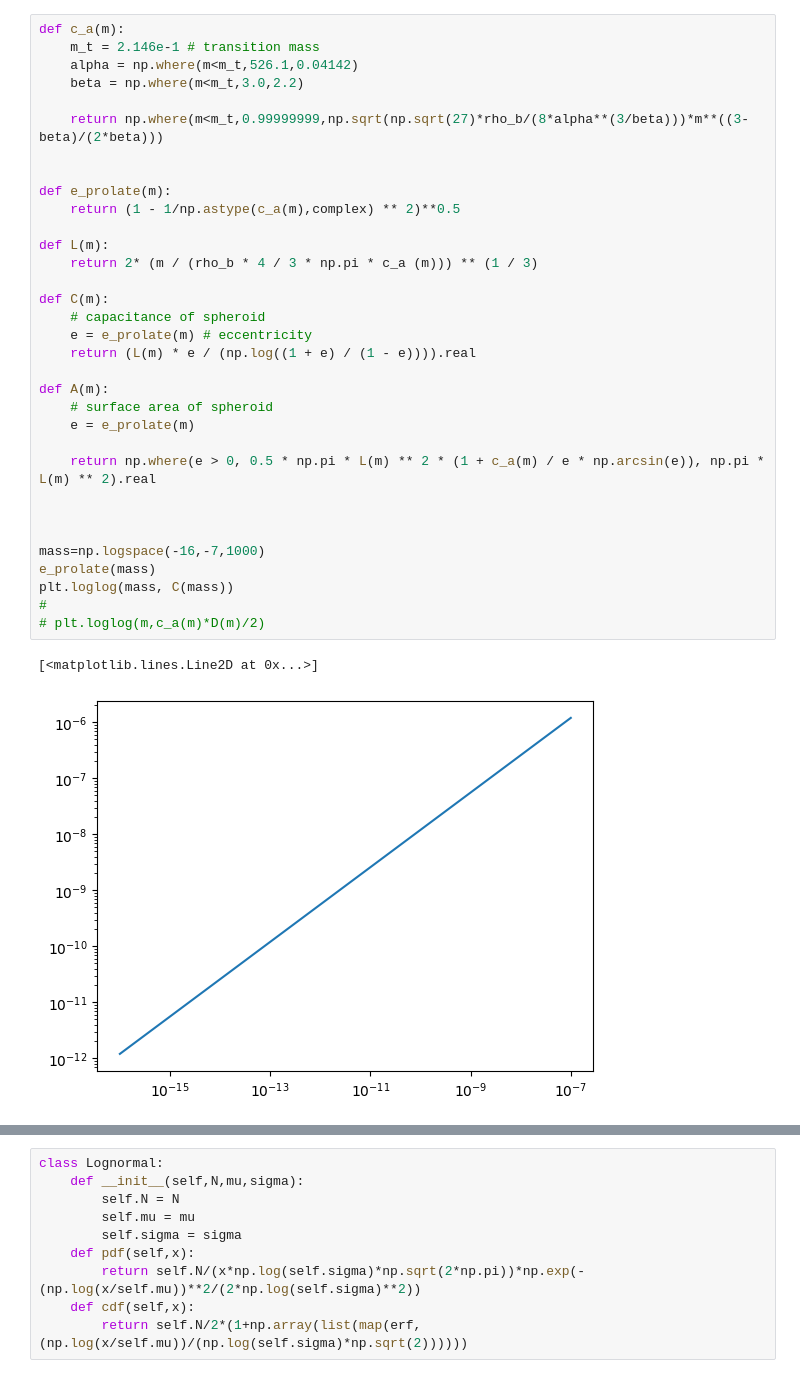
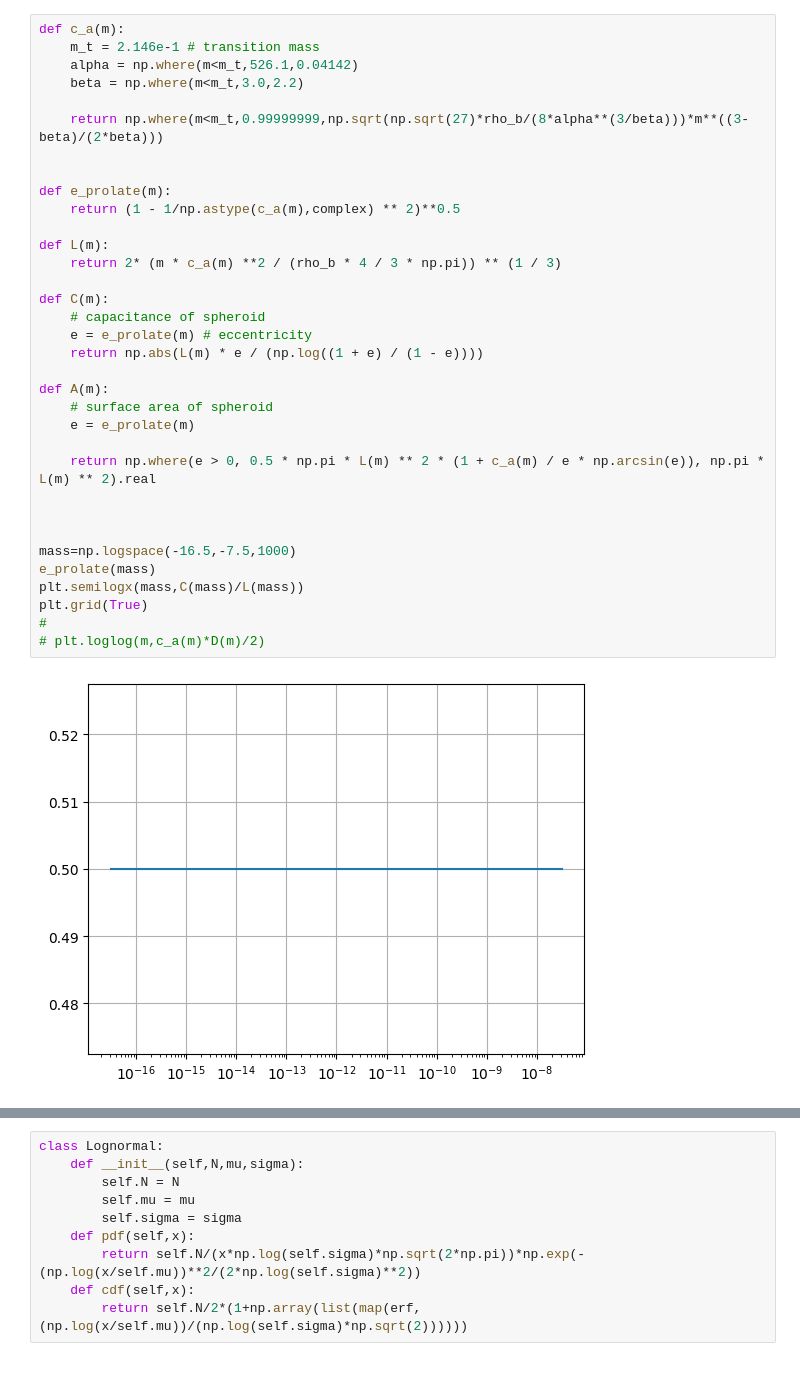
Before and after one commit to astro-zilla/contrails, a Jupyter notebook: microphysics_approximations.ipynb, the cells around one changed output, grey strips where cells are left out. Drawn from its saved outputs; the diff is of its cells as text.

```diff
--- a/microphysics_approximations.ipynb
+++ b/microphysics_approximations.ipynb
@@ -22,39 +22,39 @@ alpha_d=0.5 # deposition coefficient
 # %%
 def c_a(m):
     m_t = 2.146e-1 # transition mass
     alpha = np.where(m<m_t,526.1,0.04142)
     beta = np.where(m<m_t,3.0,2.2)
 
     return np.where(m<m_t,0.99999999,np.sqrt(np.sqrt(27)*rho_b/(8*alpha**(3/beta)))*m**((3-beta)/(2*beta)))
 
 
 def e_prolate(m):
     return (1 - 1/np.astype(c_a(m),complex) ** 2)**0.5
 
 def L(m):
-    return 2* (m / (rho_b * 4 / 3 * np.pi * c_a (m))) ** (1 / 3)
+    return 2* (m * c_a(m) **2 / (rho_b * 4 / 3 * np.pi)) ** (1 / 3)
 
 def C(m):
     # capacitance of spheroid
     e = e_prolate(m) # eccentricity
-    return (L(m) * e / (np.log((1 + e) / (1 - e)))).real
+    return np.abs(L(m) * e / (np.log((1 + e) / (1 - e))))
 
 def A(m):
     # surface area of spheroid
     e = e_prolate(m)
 
     return np.where(e > 0, 0.5 * np.pi * L(m) ** 2 * (1 + c_a(m) / e * np.arcsin(e)), np.pi * L(m) ** 2).real
 
 
 
-mass=np.logspace(-16,-7,1000)
+mass=np.logspace(-16.5,-7.5,1000)
 e_prolate(mass)
-plt.loglog(mass, C(mass))
+plt.semilogx(mass,C(mass)/L(mass))
+plt.grid(True)
 #
 # plt.loglog(m,c_a(m)*D(m)/2)
 # %% [output]
-[<matplotlib.lines.Line2D at 0x...>]
-[figure, old version]
+[figure, new version]
 # %%
 def mu_air(T):
     sigma_air = 3.617e-10 # m
```
Also changed, not shown: parts of 7 cells of this notebook, 1 other file.
